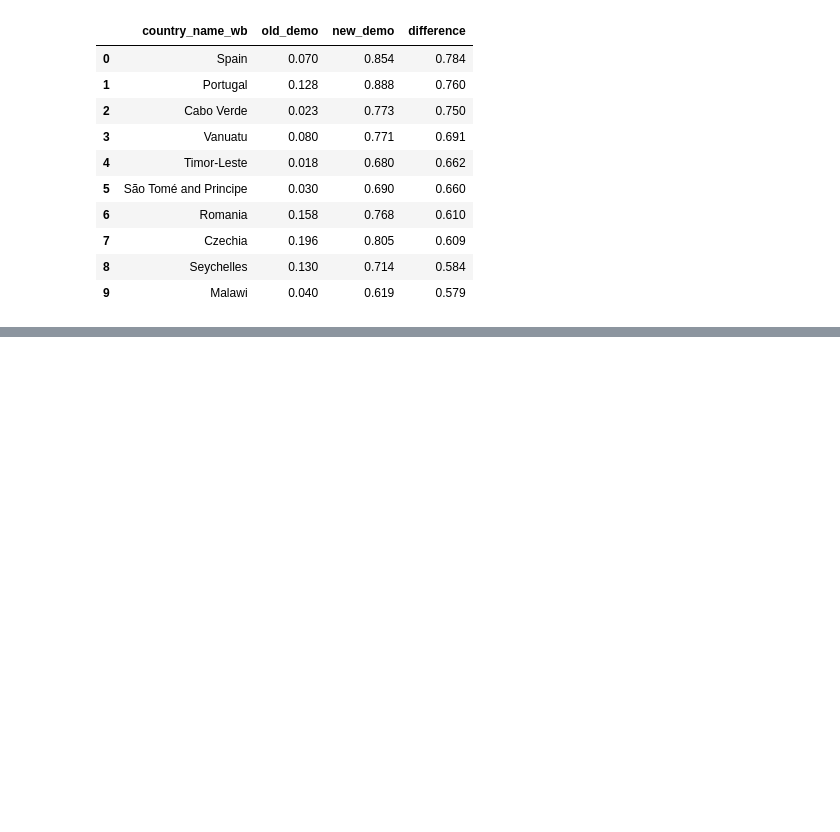
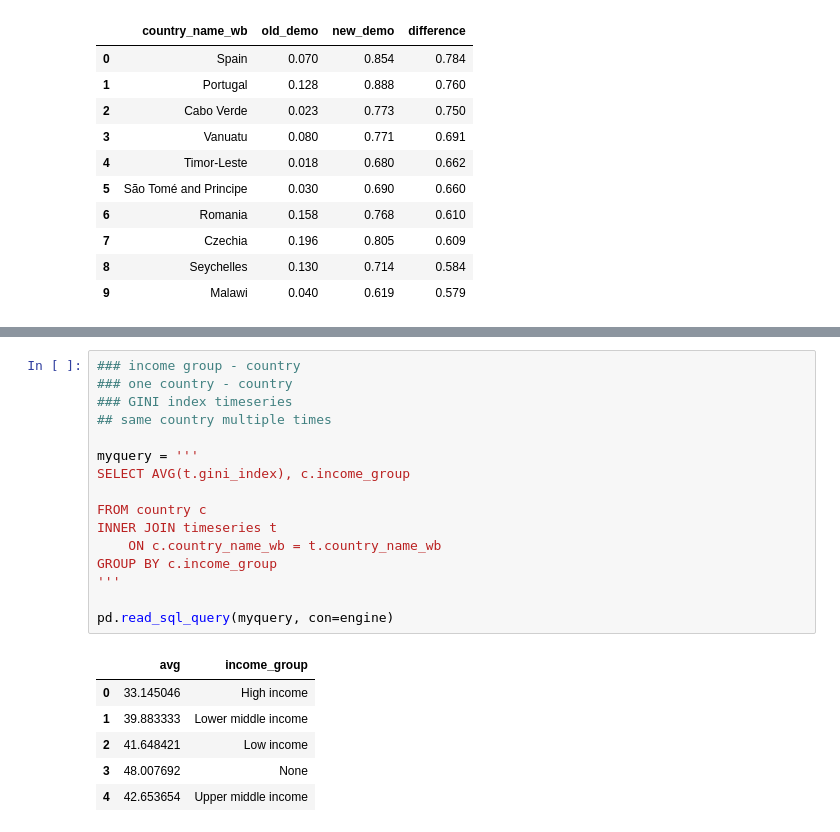
Before and after one commit to JackBeerman/Lab3, a Jupyter notebook: Lab3.ipynb, the cells around one changed output, grey strips where cells are left out. Cells and saved outputs as stored; diff of their text form; blank space fills up the shorter version.

```diff
--- a/Lab3.ipynb
+++ b/Lab3.ipynb
@@ -831,0 +870,23 @@ pd.read_sql_query(myquery, con=engine)
+# %%
+### income group - country
+### one country - country
+### GINI index timeseries
+## same country multiple times
+
+myquery = '''
+SELECT AVG(t.gini_index), c.income_group
+
+FROM country c
+INNER JOIN timeseries t
+    ON c.country_name_wb = t.country_name_wb
+GROUP BY c.income_group
+'''
+
+pd.read_sql_query(myquery, con=engine)
+# %% [output]
+|  | avg | income_group |
+| 0 | 33.145046 | High income |
+| 1 | 39.883333 | Lower middle income |
+| 2 | 41.648421 | Low income |
+| 3 | 48.007692 | None |
+| 4 | 42.653654 | Upper middle income |
```
Also changed, not shown: parts of 5 cells of this notebook, 1 other file.
